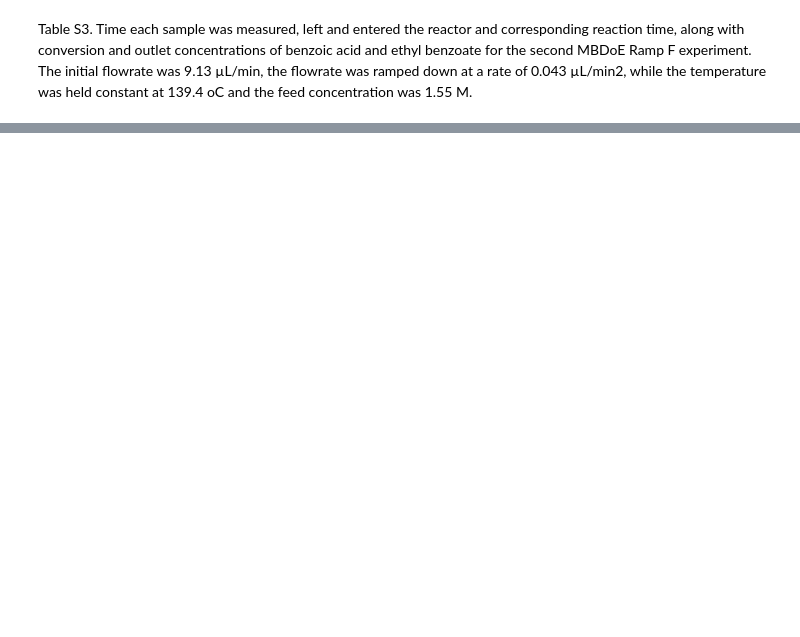
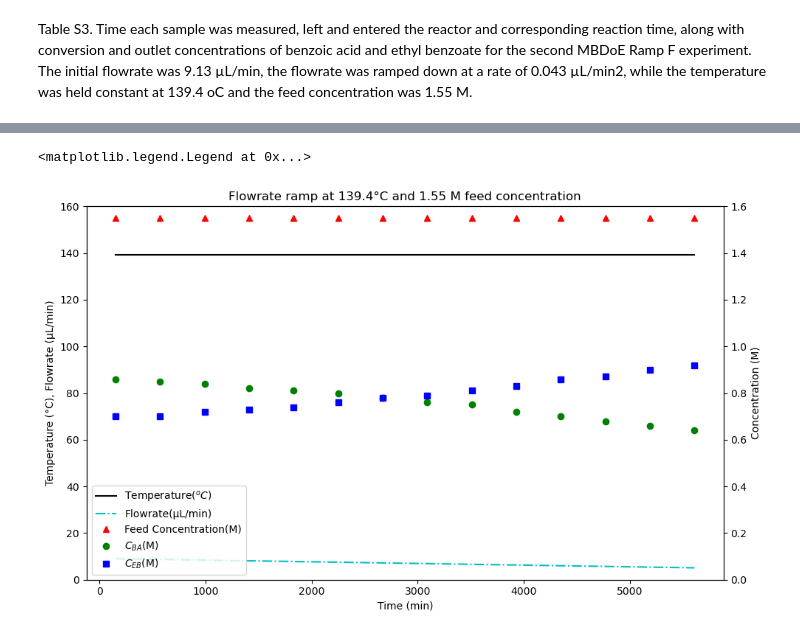
Before and after one commit to smondal13/optimization-project, a Jupyter notebook: MBDOE-project.ipynb, the cells around one changed output, grey strips where cells are left out. Drawn from its saved outputs; the diff is of its cells as text; code cells hidden in the pictures; blank space fills up the shorter version.

```diff
--- a/MBDOE-project.ipynb
+++ b/MBDOE-project.ipynb
@@ -151,0 +175,31 @@ ramp_F2
+# %%
+# Plotting the data
+fig, ax = plt.subplots(figsize=(10, 6))
+# plotting on left y-axis
+ax.plot(ramp_F2["t_m (s)"], ramp_F2["T(C)"], "-k", label="Temperature($^oC$)")
+ax.plot(ramp_F2["t_m (s)"], ramp_F2["F(µL/min)"], "-.c", label="Flowrate(µL/min)")
+ax.set_xlabel('Time (min)')
+ax.set_ylabel('Temperature (°C), Flowrate (µL/min)')
+ax.tick_params('y', colors='k')
+ax.set_ylim(0, 160)
+
+# plotting on right y-axis
+ax2 = ax.twinx()
+ax2.plot(ramp_F2["t_m (s)"], ramp_F2["C_F(M)"], "^r", label="Feed Concentration(M)")
+ax2.plot(ramp_F2["t_m (s)"], ramp_F2["C_BA(M)"], "og", label=r"$C_{BA}$(M)")
+ax2.plot(ramp_F2["t_m (s)"], ramp_F2["C_EB(M)"], "sb", label=r"$C_{EB}$(M)")
+ax2.set_ylabel('Concentration (M)')
+ax2.tick_params('y', colors='k')
+ax2.set_ylim(0, 1.6)
+
+# Customize the plot
+plt.title('Flowrate ramp at 139.4°C and 1.55 M feed concentration')
+fig.tight_layout()
+
+# Combine legends from both axes
+lines, labels = ax.get_legend_handles_labels()
+lines2, labels2 = ax2.get_legend_handles_labels()
+ax2.legend(lines + lines2, labels + labels2)
+# %% [output]
+<matplotlib.legend.Legend at 0x...>
+[figure, added]
```
Also changed, not shown: parts of 9 cells of this notebook.
